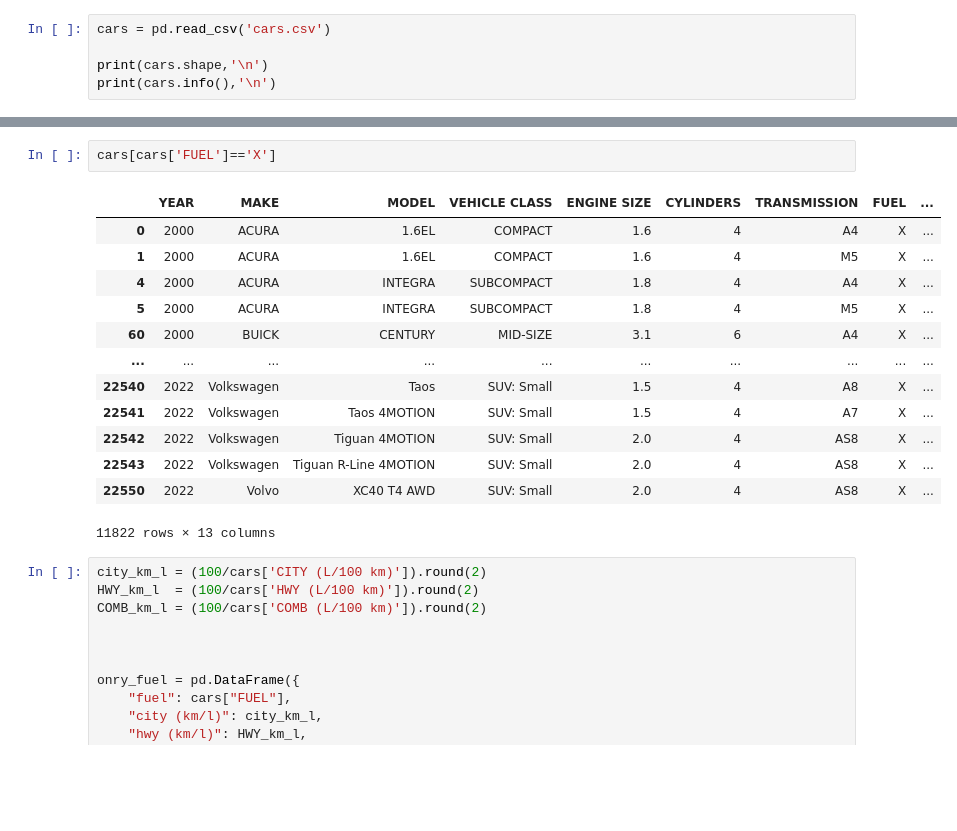
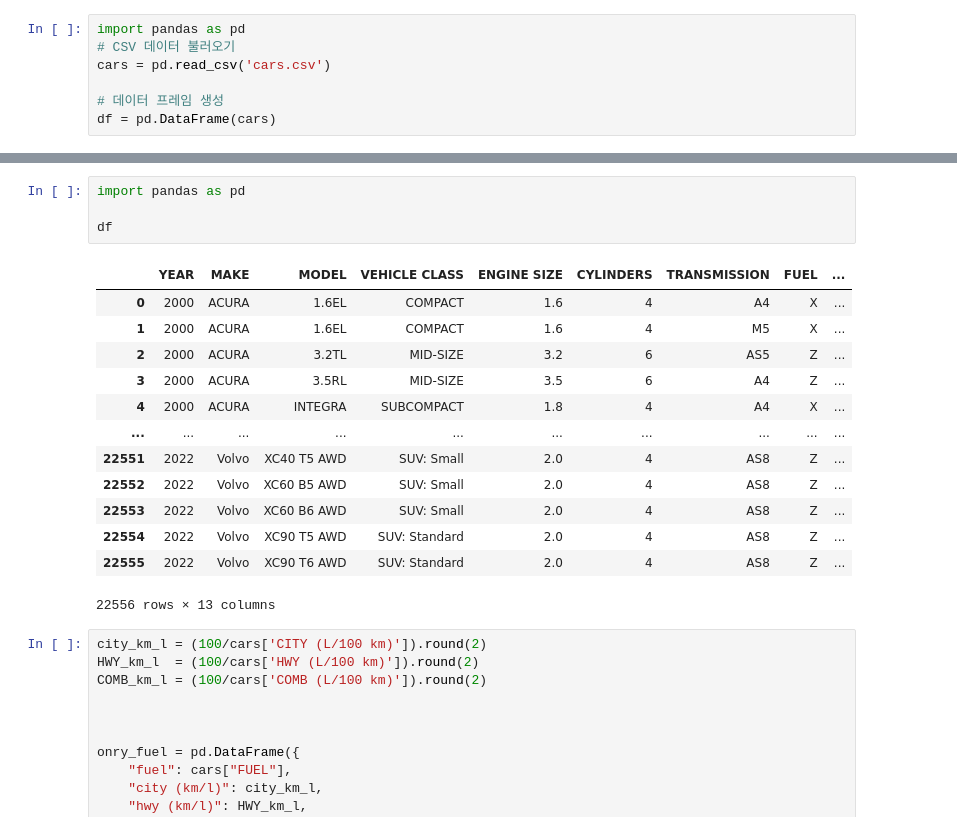
Before and after one commit to Magpie-Jo/Sparta, a Jupyter notebook: Project_11/노주현/Cars.ipynb, the cells around one changed output, grey strips where cells are left out. Drawn from its saved outputs; the diff is of its cells as text; blank space fills up the shorter version.

```diff
--- a/Project_11/노주현/Cars.ipynb
+++ b/Project_11/노주현/Cars.ipynb
@@ -5,7 +6,9 @@ import matplotlib as plt
 import seaborn as sns
 import matplotlib.font_manager as fm
 # %%
+import pandas as pd
+# CSV 데이터 불러오기
 cars = pd.read_csv('cars.csv')
 
-print(cars.shape,'\n')
-print(cars.info(),'\n')
+# 데이터 프레임 생성
+df = pd.DataFrame(cars)
@@ -30,19 +15,21 @@ None
 # %%
-cars[cars['FUEL']=='X']
+import pandas as pd
+
+df
 # %% [output]
 |  | YEAR | MAKE | MODEL | VEHICLE CLASS | ENGINE SIZE | CYLINDERS | TRANSMISSION | FUEL | ... |
 | 0 | 2000 | ACURA | 1.6EL | COMPACT | 1.6 | 4 | A4 | X | ... |
 | 1 | 2000 | ACURA | 1.6EL | COMPACT | 1.6 | 4 | M5 | X | ... |
+| 2 | 2000 | ACURA | 3.2TL | MID-SIZE | 3.2 | 6 | AS5 | Z | ... |
+| 3 | 2000 | ACURA | 3.5RL | MID-SIZE | 3.5 | 6 | A4 | Z | ... |
 | 4 | 2000 | ACURA | INTEGRA | SUBCOMPACT | 1.8 | 4 | A4 | X | ... |
-| 5 | 2000 | ACURA | INTEGRA | SUBCOMPACT | 1.8 | 4 | M5 | X | ... |
-| 60 | 2000 | BUICK | CENTURY | MID-SIZE | 3.1 | 6 | A4 | X | ... |
 | ... | ... | ... | ... | ... | ... | ... | ... | ... | ... |
-| 22540 | 2022 | Volkswagen | Taos | SUV: Small | 1.5 | 4 | A8 | X | ... |
-| 22541 | 2022 | Volkswagen | Taos 4MOTION | SUV: Small | 1.5 | 4 | A7 | X | ... |
-| 22542 | 2022 | Volkswagen | Tiguan 4MOTION | SUV: Small | 2.0 | 4 | AS8 | X | ... |
-| 22543 | 2022 | Volkswagen | Tiguan R-Line 4MOTION | SUV: Small | 2.0 | 4 | AS8 | X | ... |
-| 22550 | 2022 | Volvo | XC40 T4 AWD | SUV: Small | 2.0 | 4 | AS8 | X | ... |
+| 22551 | 2022 | Volvo | XC40 T5 AWD | SUV: Small | 2.0 | 4 | AS8 | Z | ... |
+| 22552 | 2022 | Volvo | XC60 B5 AWD | SUV: Small | 2.0 | 4 | AS8 | Z | ... |
+| 22553 | 2022 | Volvo | XC60 B6 AWD | SUV: Small | 2.0 | 4 | AS8 | Z | ... |
+| 22554 | 2022 | Volvo | XC90 T5 AWD | SUV: Standard | 2.0 | 4 | AS8 | Z | ... |
+| 22555 | 2022 | Volvo | XC90 T6 AWD | SUV: Standard | 2.0 | 4 | AS8 | Z | ... |
-11822 rows × 13 columns
+22556 rows × 13 columns
 # %%
 city_km_l = (100/cars['CITY (L/100 km)']).round(2)
 HWY_km_l  = (100/cars['HWY (L/100 km)']).round(2)
```
Also changed, not shown: parts of 4 cells of this notebook, 1 other file.
